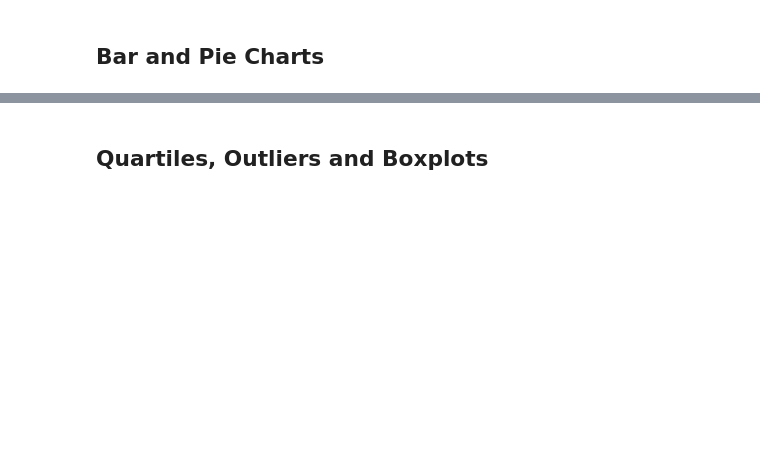
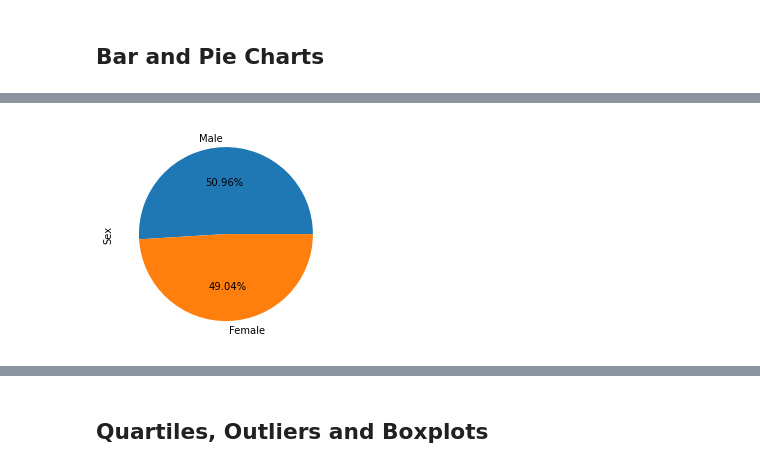
Before and after one commit to Tim-U-12/Matplotlib-challenge, a Jupyter notebook: Pymaceuticals/pymaceuticals_starter.ipynb, the cells around one changed output, grey strips where cells are left out. Drawn from its saved outputs; the diff is of its cells as text; code cells hidden in the pictures; blank space fills up the shorter version.

```diff
--- a/Pymaceuticals/pymaceuticals_starter.ipynb
+++ b/Pymaceuticals/pymaceuticals_starter.ipynb
@@ -86,4 +153,8 @@ pandas_bar_graph
 # %%
 # Generate a pie plot showing the distribution of female versus male mice using Pandas
+groupby_sex = clean_df["Sex"].value_counts()
+groupby_pie_chart = groupby_sex.plot.pie(autopct="%.2f%%",labels=["Male", "Female"])
+# %% [output]
+[figure, added]
 # %%
 # Generate a pie plot showing the distribution of female versus male mice using pyplot
```
Also changed, not shown: parts of 13 cells of this notebook.
